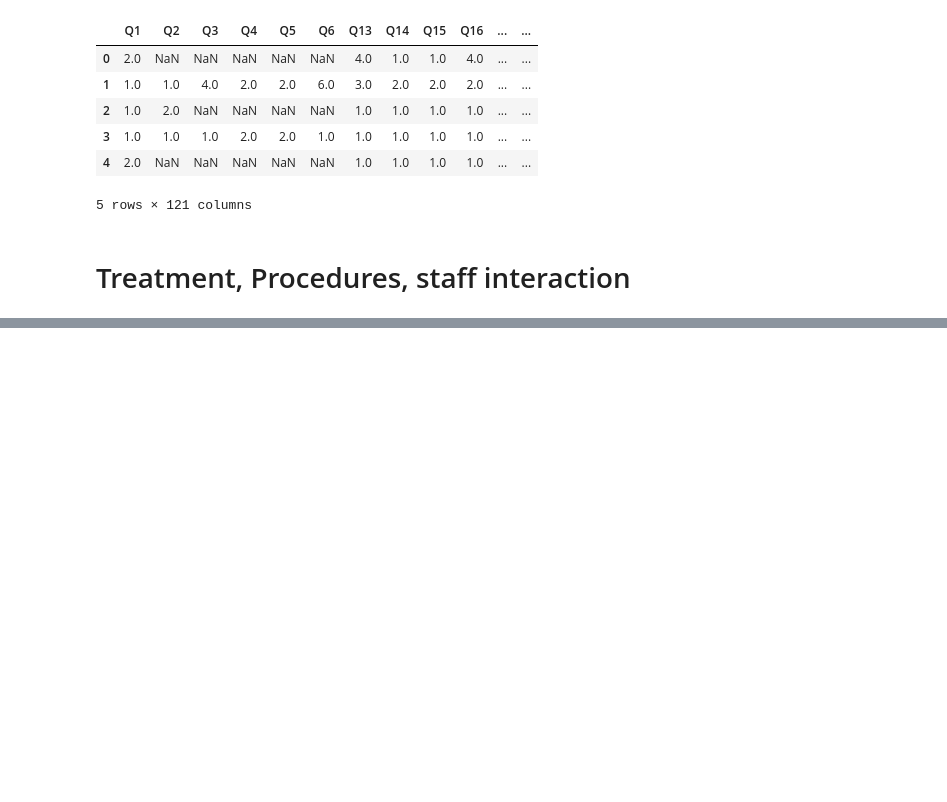
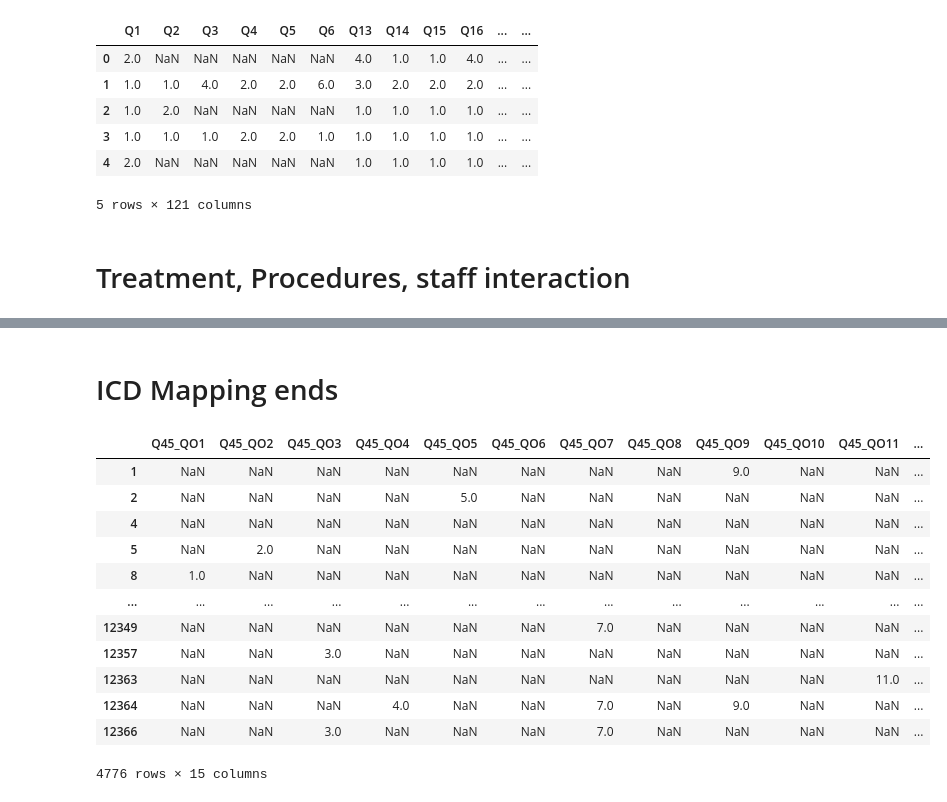
Before and after one commit to HSE-Pulse/CarePlanPlus, a Jupyter notebook: data_prep_NIES_Q13-Q22.ipynb, the cells around one changed output, grey strips where cells are left out. Cells and saved outputs as stored; diff of their text form; code cells hidden in the pictures; blank space fills up the shorter version.

```diff
--- a/data_prep_NIES_Q13-Q22.ipynb
+++ b/data_prep_NIES_Q13-Q22.ipynb
@@ -55,0 +100,7 @@ df[['Q13','Q14','Q15','Q16','Q17','Q18','Q19','Q20','Q21','Q22','Q23','Q24','Q25
+# %%
+# Calculate mean scores per section
+df["treatment_score"] = df[treatment_cols].mean(axis=1, skipna=True)
+df["pain_score"] = df[pain_cols].mean(axis=1, skipna=True)
+df["explanation_score"] = df[explanation_cols].mean(axis=1, skipna=True)
+# %%
+df["outcome_proxy"] = df["Q42"] / 10
@@ -55,0 +123,7 @@ df[['Q13','Q14','Q15','Q16','Q17','Q18','Q19','Q20','Q21','Q22','Q23','Q24','Q25
+# %%
+df["satisfaction_score"] = (
+    1 * df["treatment_score"] +
+    1 * df["pain_score"] +
+    1 * df["explanation_score"] +
+    2 * df["outcome_proxy"]
+) / 5
@@ -55,0 +306,21 @@ df[['Q13','Q14','Q15','Q16','Q17','Q18','Q19','Q20','Q21','Q22','Q23','Q24','Q25
+# %% [markdown]
+# ICD Mapping ends
+# %%
+# ICD columns
+ICD_cols = [f"Q45_QO{i}" for i in range(1, 16)]  # Q45_Q01 to Q45_Q015
+# %%
+df[ICD_cols]
+# %% [output]
+|  | Q45_QO1 | Q45_QO2 | Q45_QO3 | Q45_QO4 | Q45_QO5 | Q45_QO6 | Q45_QO7 | Q45_QO8 | Q45_QO9 | Q45_QO10 | Q45_QO11 | ... |
+| 1 | NaN | NaN | NaN | NaN | NaN | NaN | NaN | NaN | 9.0 | NaN | NaN | ... |
+| 2 | NaN | NaN | NaN | NaN | 5.0 | NaN | NaN | NaN | NaN | NaN | NaN | ... |
+| 4 | NaN | NaN | NaN | NaN | NaN | NaN | NaN | NaN | NaN | NaN | NaN | ... |
+| 5 | NaN | 2.0 | NaN | NaN | NaN | NaN | NaN | NaN | NaN | NaN | NaN | ... |
+| 8 | 1.0 | NaN | NaN | NaN | NaN | NaN | NaN | NaN | NaN | NaN | NaN | ... |
+| ... | ... | ... | ... | ... | ... | ... | ... | ... | ... | ... | ... | ... |
+| 12349 | NaN | NaN | NaN | NaN | NaN | NaN | 7.0 | NaN | NaN | NaN | NaN | ... |
+| 12357 | NaN | NaN | 3.0 | NaN | NaN | NaN | NaN | NaN | NaN | NaN | NaN | ... |
+| 12363 | NaN | NaN | NaN | NaN | NaN | NaN | NaN | NaN | NaN | NaN | 11.0 | ... |
+| 12364 | NaN | NaN | NaN | 4.0 | NaN | NaN | 7.0 | NaN | 9.0 | NaN | NaN | ... |
+| 12366 | NaN | NaN | 3.0 | NaN | NaN | NaN | 7.0 | NaN | NaN | NaN | NaN | ... |
+4776 rows × 15 columns
```
Also changed, not shown: parts of 38 cells of this notebook, 1 other file.
